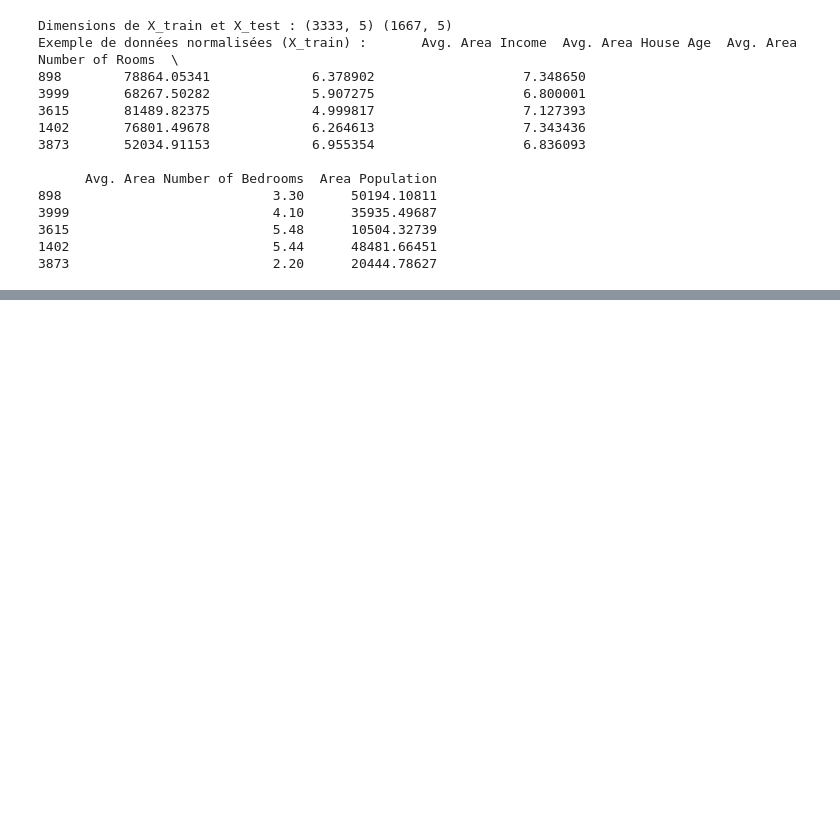
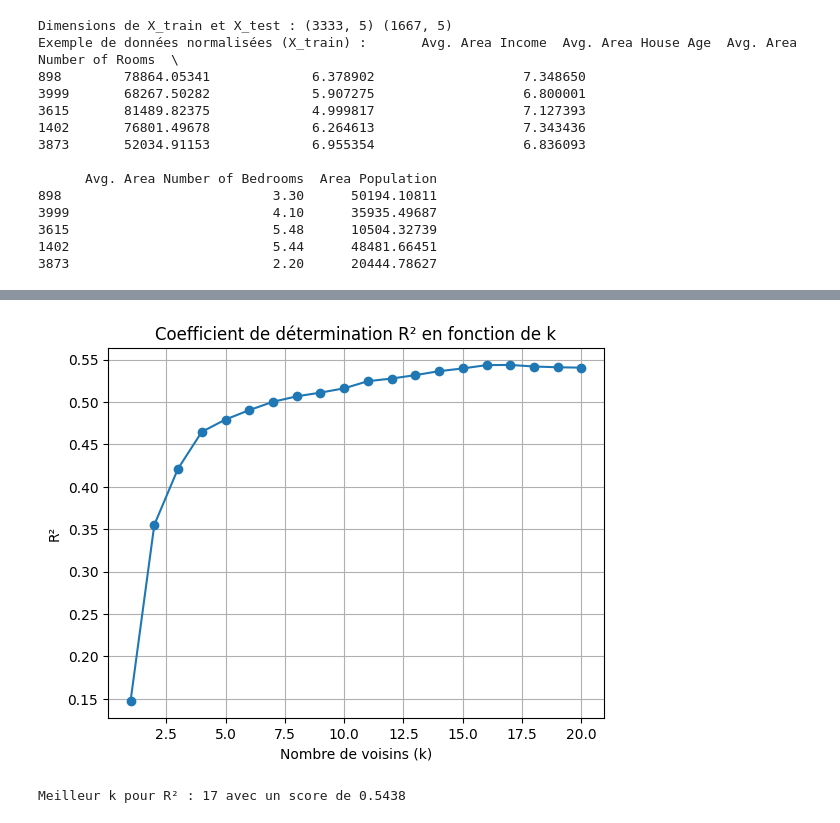
Before and after one commit to Mehdi-Elargoubi/Machine_Learning_K_Nearest_Neighbors_KNN, a Jupyter notebook: Code/TP_KNN.ipynb, the cells around one changed output, grey strips where cells are left out. Saved outputs shown, nothing was run; the diff lists cells and outputs as text; code cells hidden in the pictures; blank space fills up the shorter version.

Commit message:
Tâche 7 - apprentissage de modele et identification de best n_neighbors

```diff
--- a/Code/TP_KNN.ipynb
+++ b/Code/TP_KNN.ipynb
@@ -388,0 +398,19 @@ Exemple de données normalisées (X_train) :       Avg. Area Income  Avg. Area H
+# %%
+# Liste pour stocker les résultats des différentes valeurs de k
+k_values = range(1, 21)
+r2_scores = []
+
+# Tester différents k (nombre de voisins)
+for k in k_values:
+    # Créer le modèle KNN avec k voisins
+    knn = KNeighborsRegressor(n_neighbors=k)
+    # Entraîner le modèle
+    knn.fit(X_train, y_train)
+    # Prédictions
+    y_pred = knn.predict(X_test)
+    # Calculer le coefficient de détermination R²
+    r2 = r2_score(y_test, y_pred)
+    # Ajouter le score dans la liste
+    r2_scores.append(r2)
+    # Afficher le score R² pour chaque k
+    print(f"k={k} -> R² = {r2:.5f}")
@@ -388,0 +438,17 @@ Exemple de données normalisées (X_train) :       Avg. Area Income  Avg. Area H
+# %%
+# Affichage des résultats
+plt.plot(k_values, r2_scores, marker='o', label='R²')
+plt.xlabel('Nombre de voisins (k)')
+plt.ylabel('R²')
+plt.title('Coefficient de détermination R² en fonction de k')
+plt.grid(True)
+plt.show()
+
+# Afficher le meilleur k pour R²
+best_k_r2 = k_values[np.argmax(r2_scores)]
+best_r2 = max(r2_scores)
+
+print(f"Meilleur k pour R² : {best_k_r2} avec un score de {best_r2:.4f}")
+# %% [output]
+[figure, added]
+Meilleur k pour R² : 17 avec un score de 0.5438
```
Also changed, not shown: parts of 6 cells of this notebook.
